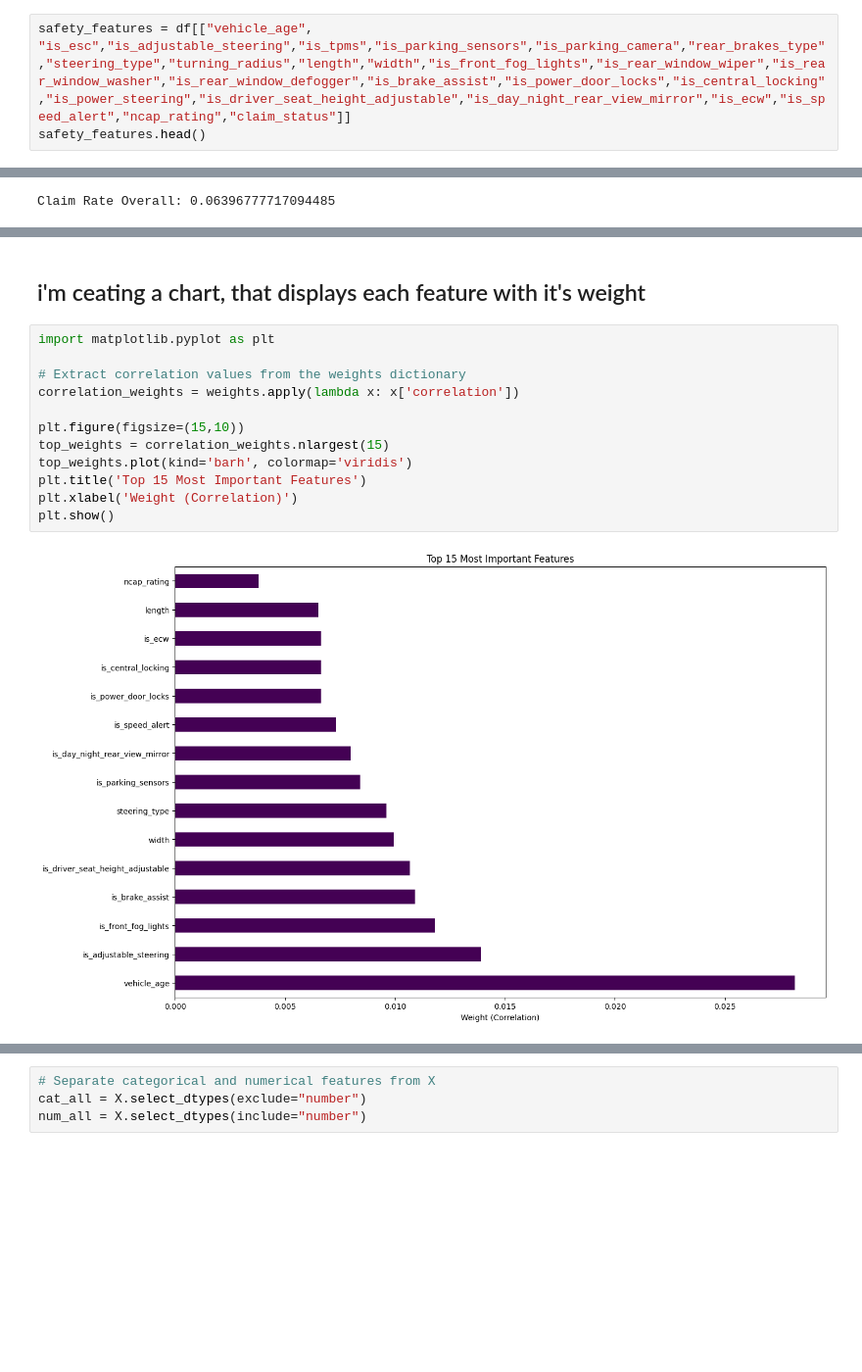
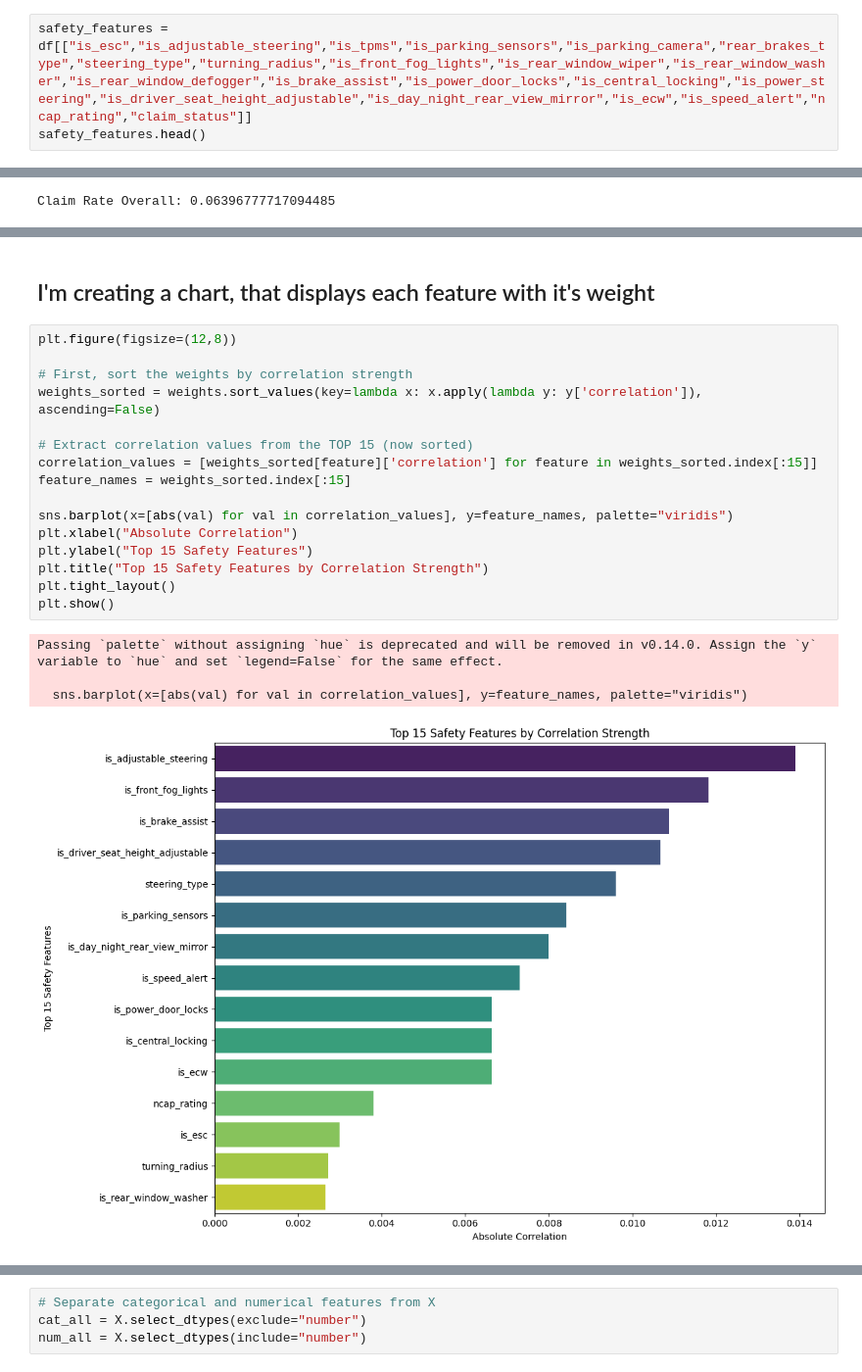
Before and after one commit to tlilimaryem7-cloud/project-2-eda-sql, a Jupyter notebook: mqiuel's_part.ipynb, the cells around one changed output, grey strips where cells are left out. Shown at 98% size. Cells and saved outputs as stored; diff of their text form; blank space fills up the shorter version.

```diff
--- a/mqiuel's_part.ipynb
+++ b/mqiuel's_part.ipynb
@@ -14,6 +14,6 @@ import numpy as np
 dataset_path = kagglehub.dataset_download("litvinenko630/insurance-claims")
 df = pd.read_csv(f"{dataset_path}/Insurance claims data.csv")
 # %%
-safety_features = df[["vehicle_age", "is_esc","is_adjustable_steering","is_tpms","is_parking_sensors","is_parking_camera","rear_brakes_type","steering_type","turning_radius","length","width","is_front_fog_lights","is_rear_window_wiper","is_rear_window_washer","is_rear_window_defogger","is_brake_assist","is_power_door_locks","is_central_locking","is_power_steering","is_driver_seat_height_adjustable","is_day_night_rear_view_mirror","is_ecw","is_speed_alert","ncap_rating","claim_status"]]
+safety_features = df[["is_esc","is_adjustable_steering","is_tpms","is_parking_sensors","is_parking_camera","rear_brakes_type","steering_type","turning_radius","is_front_fog_lights","is_rear_window_wiper","is_rear_window_washer","is_rear_window_defogger","is_brake_assist","is_power_door_locks","is_central_locking","is_power_steering","is_driver_seat_height_adjustable","is_day_night_rear_view_mirror","is_ecw","is_speed_alert","ncap_rating","claim_status"]]
 safety_features.head()
 # %% [output]
@@ -131,18 +121,25 @@ is_speed_alert                      {'correlation': 0.007306995231089945, 'p_val
 ncap_rating                         {'correlation': 0.003800070947475623, 'p_value...
 dtype: object
 # %% [markdown]
-## i'm ceating a chart, that displays each feature with it's weight
+## I'm creating a chart, that displays each feature with it's weight
 # %%
-import matplotlib.pyplot as plt
+plt.figure(figsize=(12,8))
 
-# Extract correlation values from the weights dictionary
-correlation_weights = weights.apply(lambda x: x['correlation'])
+# First, sort the weights by correlation strength
+weights_sorted = weights.sort_values(key=lambda x: x.apply(lambda y: y['correlation']), ascending=False)
 
-plt.figure(figsize=(15,10))
-top_weights = correlation_weights.nlargest(15)
-top_weights.plot(kind='barh', colormap='viridis')
-plt.title('Top 15 Most Important Features')
-plt.xlabel('Weight (Correlation)')
+# Extract correlation values from the TOP 15 (now sorted)
+correlation_values = [weights_sorted[feature]['correlation'] for feature in weights_sorted.index[:15]]
+feature_names = weights_sorted.index[:15]
+
+sns.barplot(x=[abs(val) for val in correlation_values], y=feature_names, palette="viridis")
+plt.xlabel("Absolute Correlation")
+plt.ylabel("Top 15 Safety Features")
+plt.title("Top 15 Safety Features by Correlation Strength")
+plt.tight_layout()
 plt.show()
 # %% [output]
+Passing `palette` without assigning `hue` is deprecated and will be removed in v0.14.0. Assign the `y` variable to `hue` and set `legend=False` for the same effect.
+
+  sns.barplot(x=[abs(val) for val in correlation_values], y=feature_names, palette="viridis")
-[figure, old version]
+[figure, new version]
```
Also changed, not shown: parts of 15 cells of this notebook.
